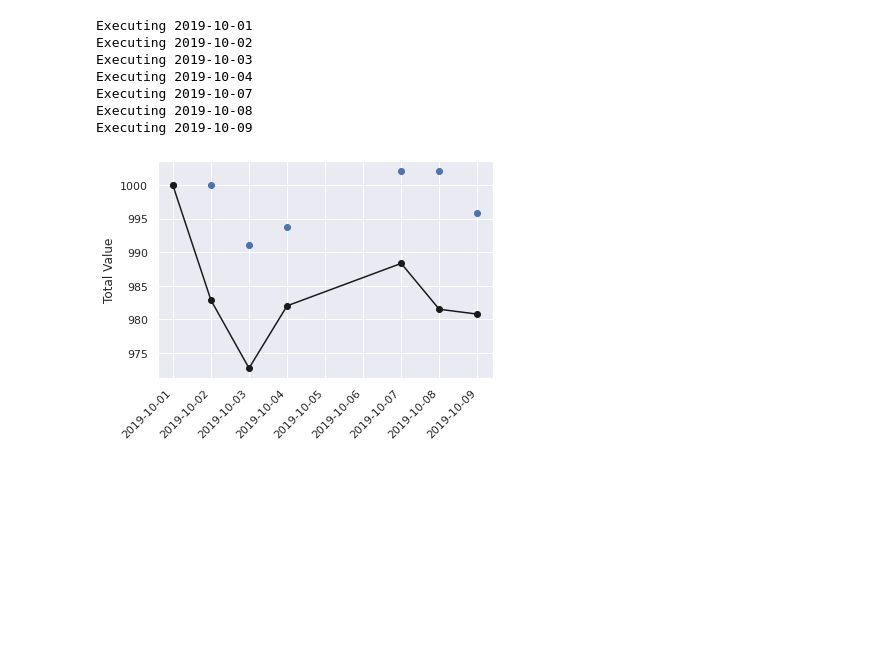
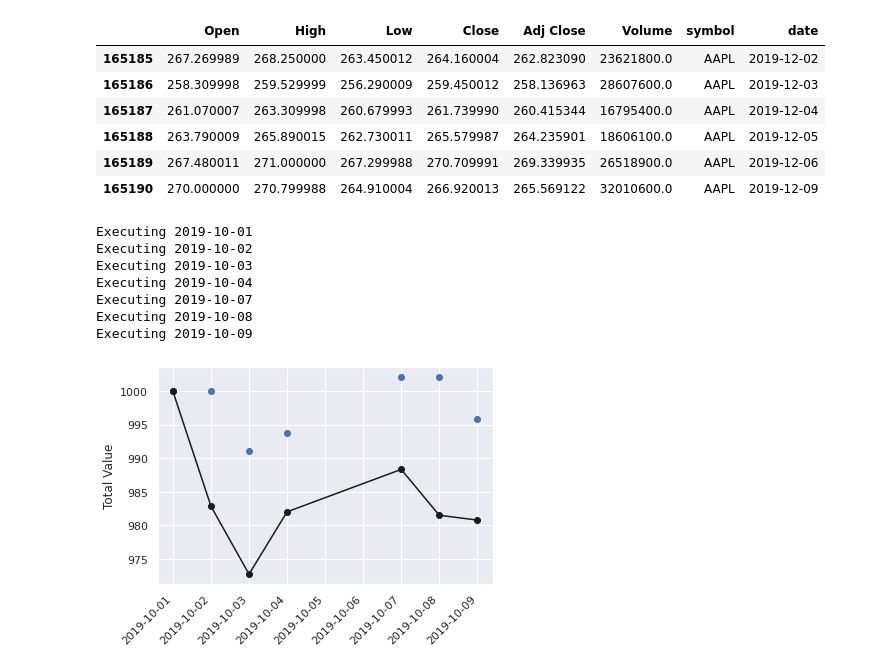
Before and after one commit to ajmal017/trading_ideas, a Jupyter notebook: notebooks/Test_Notebook.ipynb, the cells around one changed output. Saved outputs shown, nothing was run; the diff lists cells and outputs as text; code cells hidden in the pictures; blank space fills up the shorter version.

```diff
--- a/notebooks/Test_Notebook.ipynb
+++ b/notebooks/Test_Notebook.ipynb
@@ -18,6 +15,20 @@ from src.factor import (
     PercReturnFactor
 )
 from src.read_write import ReadData, check_valid_symbol
+# %%
+read_data = ReadData('AAPL')
+read_df_2 = read_data.get_data(start_date='2019-12-01', end_date='2019-12-09',
+                                     online=False)
+
+read_df_2
+# %% [output]
+|  | Open | High | Low | Close | Adj Close | Volume | symbol | date |
+| 165185 | 267.269989 | 268.250000 | 263.450012 | 264.160004 | 262.823090 | 23621800.0 | AAPL | 2019-12-02 |
+| 165186 | 258.309998 | 259.529999 | 256.290009 | 259.450012 | 258.136963 | 28607600.0 | AAPL | 2019-12-03 |
+| 165187 | 261.070007 | 263.309998 | 260.679993 | 261.739990 | 260.415344 | 16795400.0 | AAPL | 2019-12-04 |
+| 165188 | 263.790009 | 265.890015 | 262.730011 | 265.579987 | 264.235901 | 18606100.0 | AAPL | 2019-12-05 |
+| 165189 | 267.480011 | 271.000000 | 267.299988 | 270.709991 | 269.339935 | 26518900.0 | AAPL | 2019-12-06 |
+| 165190 | 270.000000 | 270.799988 | 264.910004 | 266.920013 | 265.569122 | 32010600.0 | AAPL | 2019-12-09 |
 # %%
 test_universe = Universe()
 test_stocks = ['VDE','AMZN','VNQ', 'VHT','VAW',
```
Also changed, not shown: parts of 2 cells of this notebook, 5 other files.
